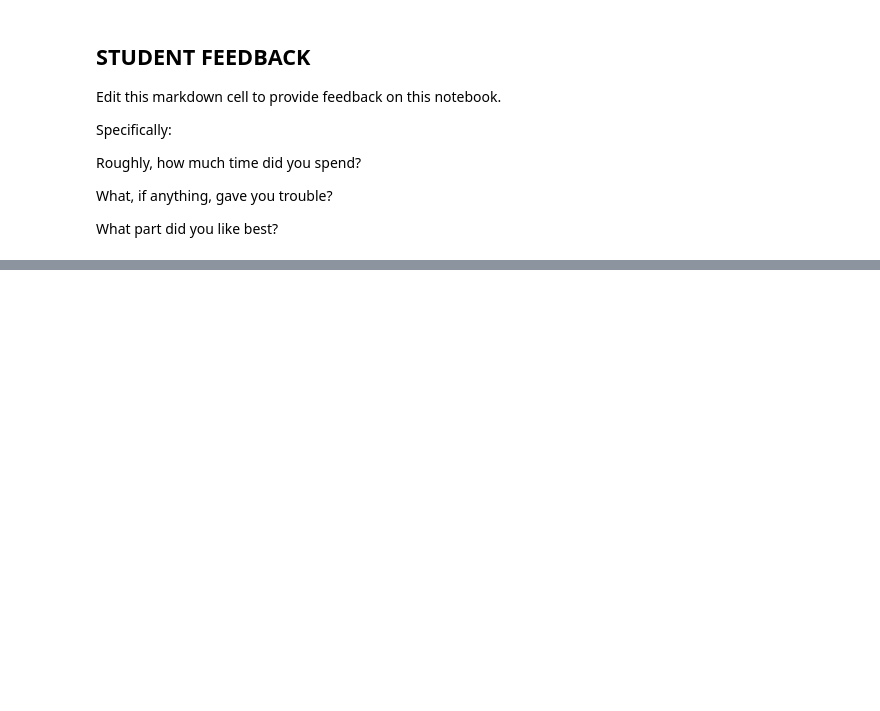
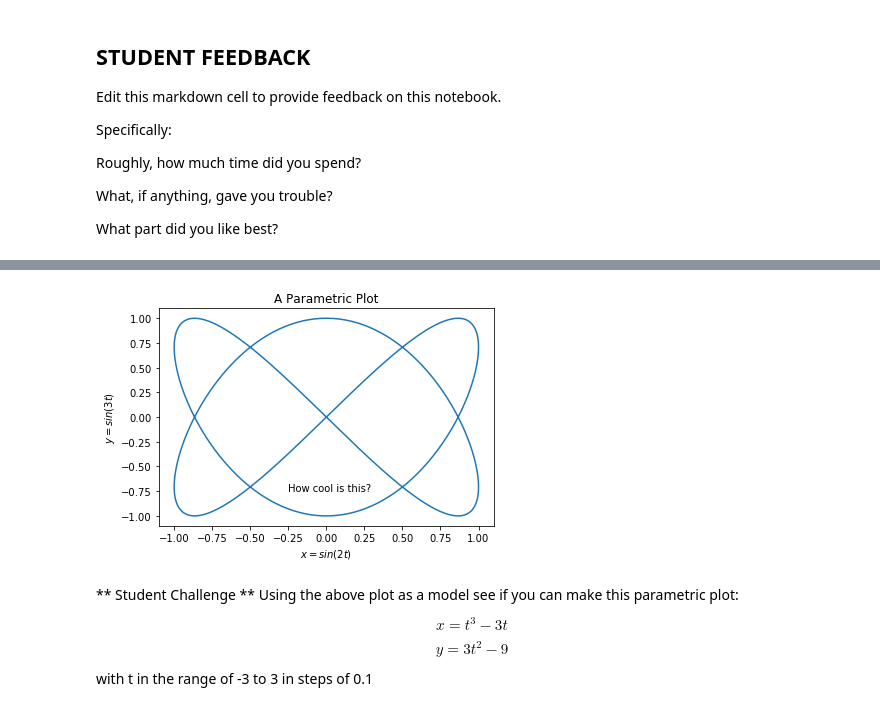
Before and after one commit to jenyquist/PLAM, a Jupyter notebook: Class08/Class08.ipynb, the cells around one changed output, grey strips where cells are left out. Saved outputs shown, nothing was run; the diff lists cells and outputs as text; code cells hidden in the pictures; blank space fills up the shorter version.

```diff
--- a/Class08/Class08.ipynb
+++ b/Class08/Class08.ipynb
@@ -401,0 +407,22 @@ What part did you like best?
+# %%
+import numpy as np
+import matplotlib.pyplot as plt
+% matplotlib inline
+
+t = np.arange(0,2*np.pi,.01)
+x = np.sin(2*t)
+y = np.sin(3*t)
+ax = plt.plot(x,y)
+plt.xlabel('$x = sin(2t)$')
+plt.ylabel('$y = sin(3t)$')
+plt.title('A Parametric Plot')
+plt.text(-.25,-.75,'How cool is this?')
+plt.show()
+# %% [output]
+[figure, added]
+# %% [markdown]
+** Student Challenge ** Using the above plot as a model see if you can make this parametric plot:
+
+$$ x = t^3-3t $$
+$$ y = 3t^2-9 $$
+with t in the range of -3 to 3 in steps of 0.1
```
Also changed, not shown: parts of 21 cells of this notebook, 1 other file.
